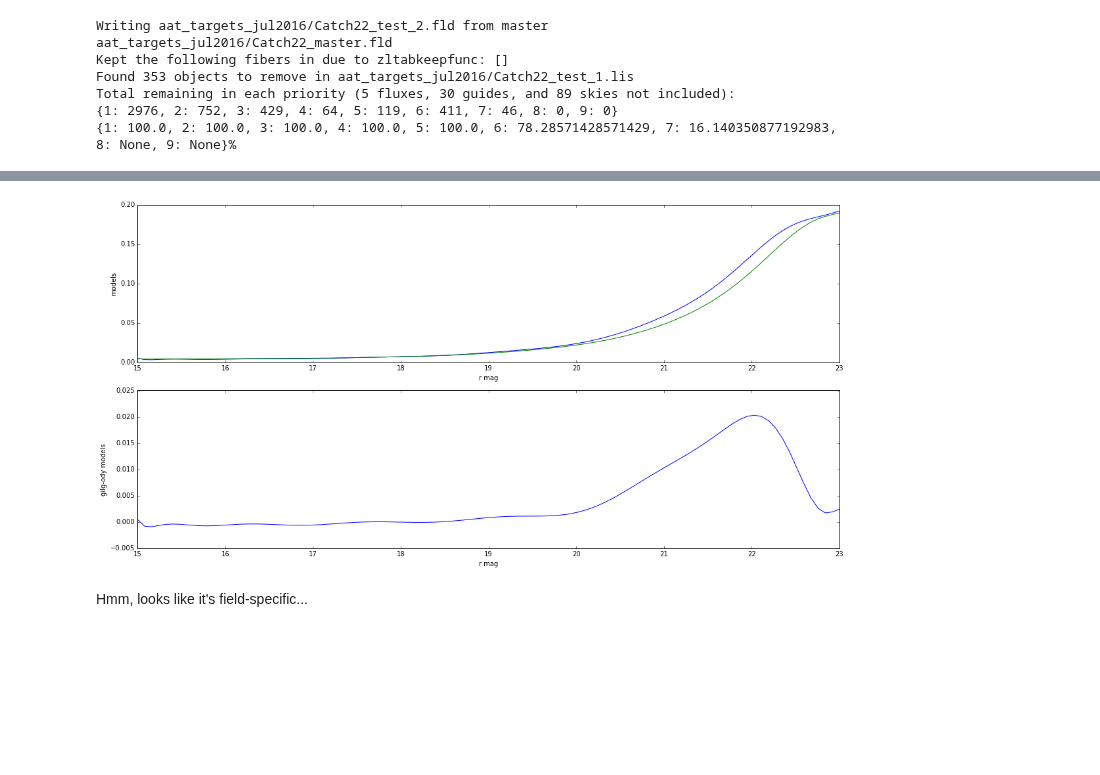
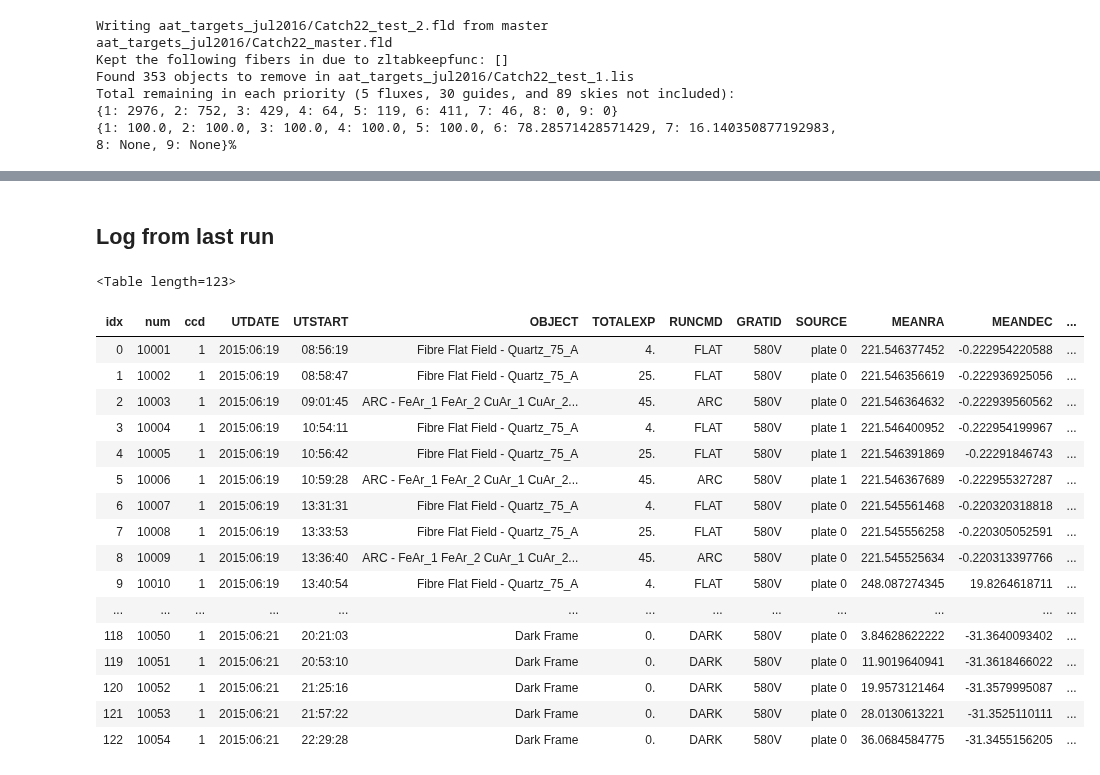
Before and after one commit to sagasurvey/erik, a Jupyter notebook: ipython_notebooks/2016Jul-AAT.ipynb, the cells around one changed output, grey strips where cells are left out. Cells and saved outputs as stored; diff of their text form; code cells hidden in the pictures; blank space fills up the shorter version.

```diff
--- a/ipython_notebooks/2016Jul-AAT.ipynb
+++ b/ipython_notebooks/2016Jul-AAT.ipynb
@@ -866,18 +956,25 @@ mod_gilg
-# %%
-fig, (ax1, ax2) = plt.subplots(2)
-
-x = np.linspace(xlims[0], xlims[1], 100)
-ax1.plot(x, mod_gilg(x))
-ax1.plot(x, mod_ody(x))
-
-ax2.plot(x, mod_gilg(x)-mod_ody(x))
-
-for ax in (ax1, ax2):
-    ax.set_xlabel('r mag')
-ax1.set_ylabel('models')
-ax2.set_ylabel('gilg-ody models')
-plt.tight_layout()
-# %% [output]
-[figure, removed]
-# %% [markdown]
-Hmm, looks like it's field-specific...
+# %% [markdown]
+## Log from last run
+# %%
+logtab2015 = make_logtab('aat_targets_jul2016/alljun_2015_aaomega_headers')
+# %%
+logtab2015[(logtab2015['ccd']==1)].show_in_notebook(display_length=20)
+# %% [output]
+<Table length=123>
+| idx | num | ccd | UTDATE | UTSTART | OBJECT | TOTALEXP | RUNCMD | GRATID | SOURCE | MEANRA | MEANDEC | ... |
+| 0 | 10001 | 1 | 2015:06:19 | 08:56:19 | Fibre Flat Field - Quartz_75_A | 4. | FLAT | 580V | plate 0 | 221.546377452 | -0.222954220588 | ... |
+| 1 | 10002 | 1 | 2015:06:19 | 08:58:47 | Fibre Flat Field - Quartz_75_A | 25. | FLAT | 580V | plate 0 | 221.546356619 | -0.222936925056 | ... |
+| 2 | 10003 | 1 | 2015:06:19 | 09:01:45 | ARC - FeAr_1 FeAr_2 CuAr_1 CuAr_2... | 45. | ARC | 580V | plate 0 | 221.546364632 | -0.222939560562 | ... |
+| 3 | 10004 | 1 | 2015:06:19 | 10:54:11 | Fibre Flat Field - Quartz_75_A | 4. | FLAT | 580V | plate 1 | 221.546400952 | -0.222954199967 | ... |
+| 4 | 10005 | 1 | 2015:06:19 | 10:56:42 | Fibre Flat Field - Quartz_75_A | 25. | FLAT | 580V | plate 1 | 221.546391869 | -0.22291846743 | ... |
+| 5 | 10006 | 1 | 2015:06:19 | 10:59:28 | ARC - FeAr_1 FeAr_2 CuAr_1 CuAr_2... | 45. | ARC | 580V | plate 1 | 221.546367689 | -0.222955327287 | ... |
+| 6 | 10007 | 1 | 2015:06:19 | 13:31:31 | Fibre Flat Field - Quartz_75_A | 4. | FLAT | 580V | plate 0 | 221.545561468 | -0.220320318818 | ... |
+| 7 | 10008 | 1 | 2015:06:19 | 13:33:53 | Fibre Flat Field - Quartz_75_A | 25. | FLAT | 580V | plate 0 | 221.545556258 | -0.220305052591 | ... |
+| 8 | 10009 | 1 | 2015:06:19 | 13:36:40 | ARC - FeAr_1 FeAr_2 CuAr_1 CuAr_2... | 45. | ARC | 580V | plate 0 | 221.545525634 | -0.220313397766 | ... |
+| 9 | 10010 | 1 | 2015:06:19 | 13:40:54 | Fibre Flat Field - Quartz_75_A | 4. | FLAT | 580V | plate 0 | 248.087274345 | 19.8264618711 | ... |
+| ... | ... | ... | ... | ... | ... | ... | ... | ... | ... | ... | ... | ... |
+| 118 | 10050 | 1 | 2015:06:21 | 20:21:03 | Dark Frame | 0. | DARK | 580V | plate 0 | 3.84628622222 | -31.3640093402 | ... |
+| 119 | 10051 | 1 | 2015:06:21 | 20:53:10 | Dark Frame | 0. | DARK | 580V | plate 0 | 11.9019640941 | -31.3618466022 | ... |
+| 120 | 10052 | 1 | 2015:06:21 | 21:25:16 | Dark Frame | 0. | DARK | 580V | plate 0 | 19.9573121464 | -31.3579995087 | ... |
+| 121 | 10053 | 1 | 2015:06:21 | 21:57:22 | Dark Frame | 0. | DARK | 580V | plate 0 | 28.0130613221 | -31.3525110111 | ... |
+| 122 | 10054 | 1 | 2015:06:21 | 22:29:28 | Dark Frame | 0. | DARK | 580V | plate 0 | 36.0684584775 | -31.3455156205 | ... |
```
Also changed, not shown: parts of 98 cells of this notebook, 1 other file.
